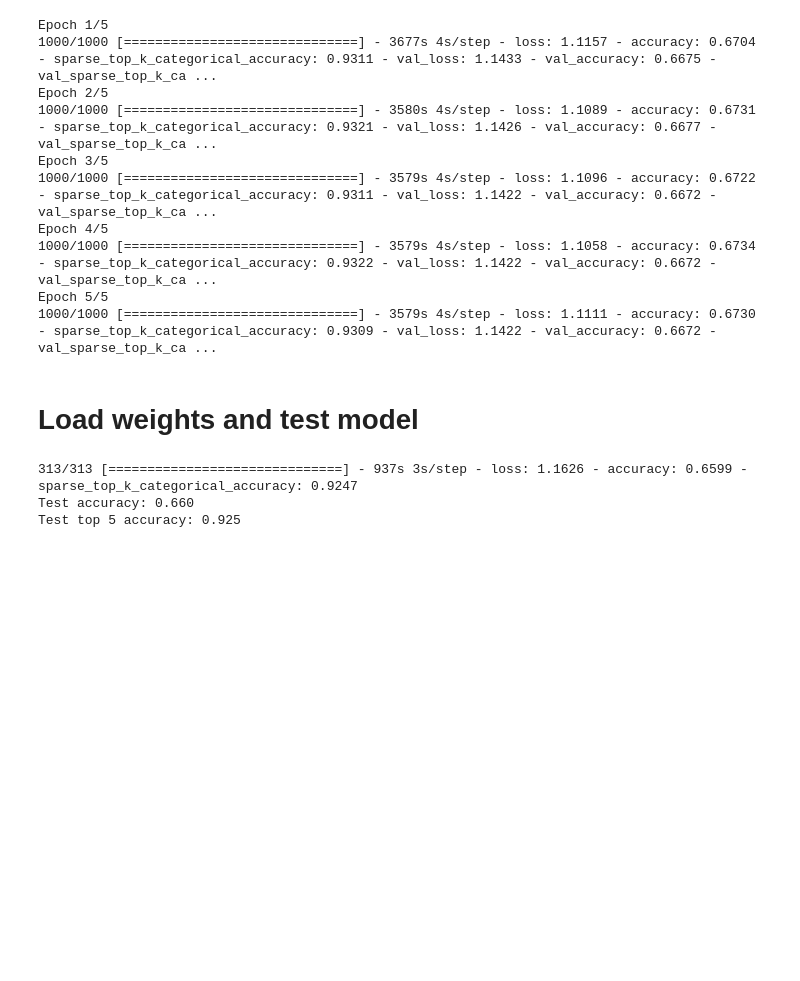
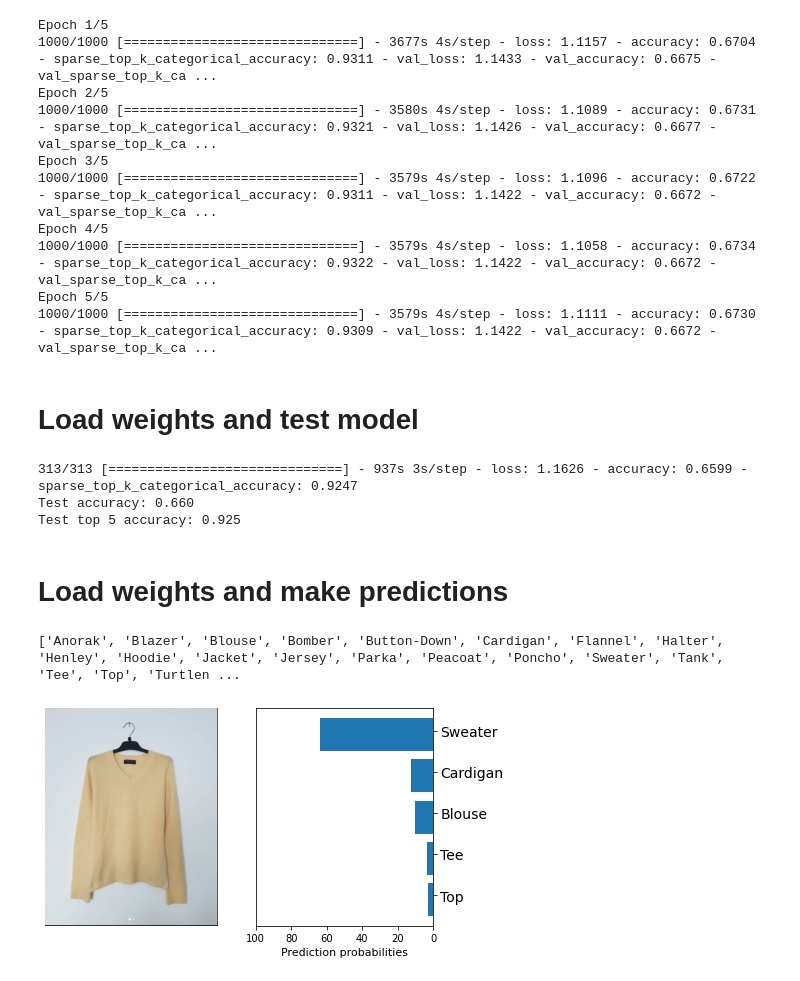
Before and after one commit to andrei-micuda/TheWardrobeVue, a Jupyter notebook: ClothesClassification.ipynb, the cells around one changed output. Drawn from its saved outputs; the diff is of its cells as text; code cells hidden in the pictures; blank space fills up the shorter version.

Commit message:
Testing model on various images

```diff
--- a/ClothesClassification.ipynb
+++ b/ClothesClassification.ipynb
@@ -479,3 +483,82 @@ print(f"Test top 5 accuracy: {top_5_acc:.3f}")
 313/313 [==============================] - 937s 3s/step - loss: 1.1626 - accuracy: 0.6599 - sparse_top_k_categorical_accuracy: 0.9247
 Test accuracy: 0.660
 Test top 5 accuracy: 0.925
+# %% [markdown]
+# Load weights and make predictions
+# %%
+!cp /content/drive/MyDrive/DeepFashion/Anno/list_category_cloth.txt /content/list_category_cloth.txt
+
+def read_categories():
+    dir = "/content/list_category_cloth.txt";
+    with open(dir) as fin:
+        fin.readline();
+        fin.readline();
+        return [line.strip().split()[0] for line in fin.readlines()];
+
+categories = read_categories()
+# %% [output]
+['Anorak', 'Blazer', 'Blouse', 'Bomber', 'Button-Down', 'Cardigan', 'Flannel', 'Halter', 'Henley', 'Hoodie', 'Jacket', 'Jersey', 'Parka', 'Peacoat', 'Poncho', 'Sweater', 'Tank', 'Tee', 'Top', 'Turtlen ...
+# %%
+from PIL import Image
+import matplotlib.pyplot as plt
+import numpy as np
+
+# Show the MAX_PREDS highest scoring labels:
+MAX_PREDS = 5
+# Do not show labels with lower score than this:
+MIN_SCORE = 0.8
+
+def preprocess_image(image):
+  image = np.array(image)
+  # reshape into shape [batch_size, height, width, num_channels]
+  img_reshaped = tf.reshape(image, [1, image.shape[0], image.shape[1], image.shape[2]])
+  # Use `convert_image_dtype` to convert to floats in the [0,1] range.
+  image = tf.image.convert_image_dtype(img_reshaped, tf.float32)
+  return image
+
+def load_local_image(path):
+  """Returns an image with shape [1, height, width, num_channels]."""
+  image = Image.open(path)
+  image = image.convert("RGB")
+  image = preprocess_image(image)
+  return image
+
+def show_preds(logits, image, correct_flowers_label=None, tf_flowers_logits=False):
+  if len(logits.shape) > 1:
+    logits = tf.reshape(logits, [-1])
+
+  fig, axes = plt.subplots(1, 2, figsize=(7, 4), squeeze=False)
+
+  ax1, ax2 = axes[0]
+
+  ax1.axis('off')
+  ax1.imshow(image)
+  if correct_flowers_label is not None:
+    ax1.set_title(categories[correct_flowers_label])
+  classes = []
+  scores = []
+  logits_max = np.max(logits)
+  softmax_denominator = np.sum(np.exp(logits - logits_max))
+  for index, j in enumerate(np.argsort(logits)[-MAX_PREDS::][::-1]):
+    score = 1.0/(1.0 + np.exp(-logits[j]))
+    if score < MIN_SCORE: break
+    classes.append(categories[j])
+    scores.append(np.exp(logits[j] - logits_max)/softmax_denominator*100)
+
+  ax2.barh(np.arange(len(scores)) + 0.1, scores)
+  ax2.set_xlim(0, 100)
+  ax2.set_yticks(np.arange(len(scores)))
+  ax2.yaxis.set_ticks_position('right')
+  ax2.set_yticklabels(classes, rotation=0, fontsize=14)
+  ax2.invert_xaxis()
+  ax2.invert_yaxis()
+  ax2.set_xlabel('Prediction probabilities', fontsize=11)
+
+model.load_weights("ckpt/best_model.ckpt");
+
+image = load_local_image("/content/pulover.png")
+
+logits = model(image)
+show_preds(logits, image[0])
+# %% [output]
+[figure, added]
```
Also changed, not shown: parts of 2 cells of this notebook.
